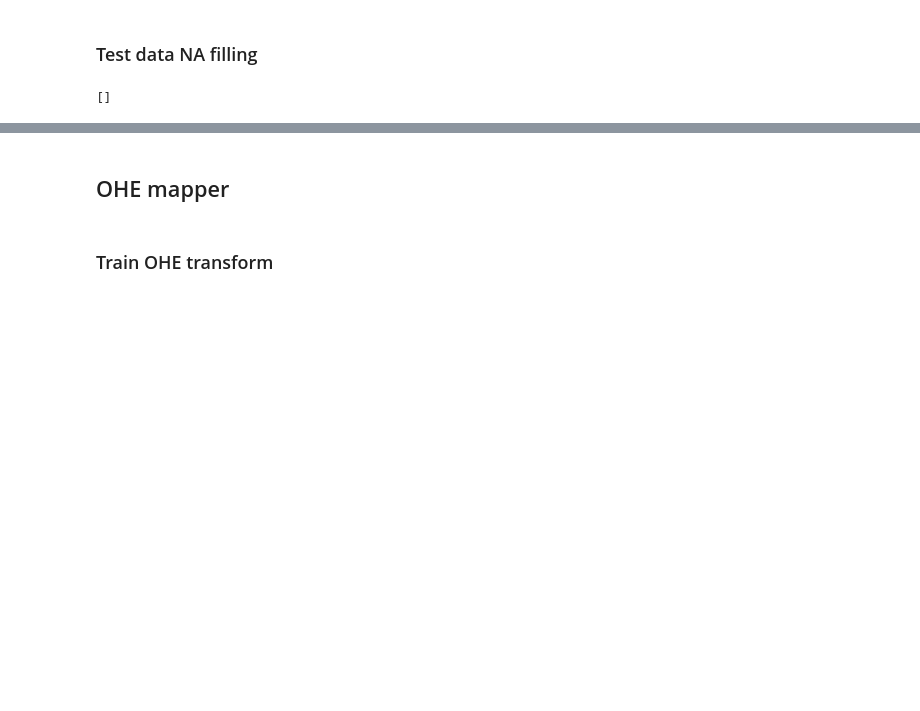
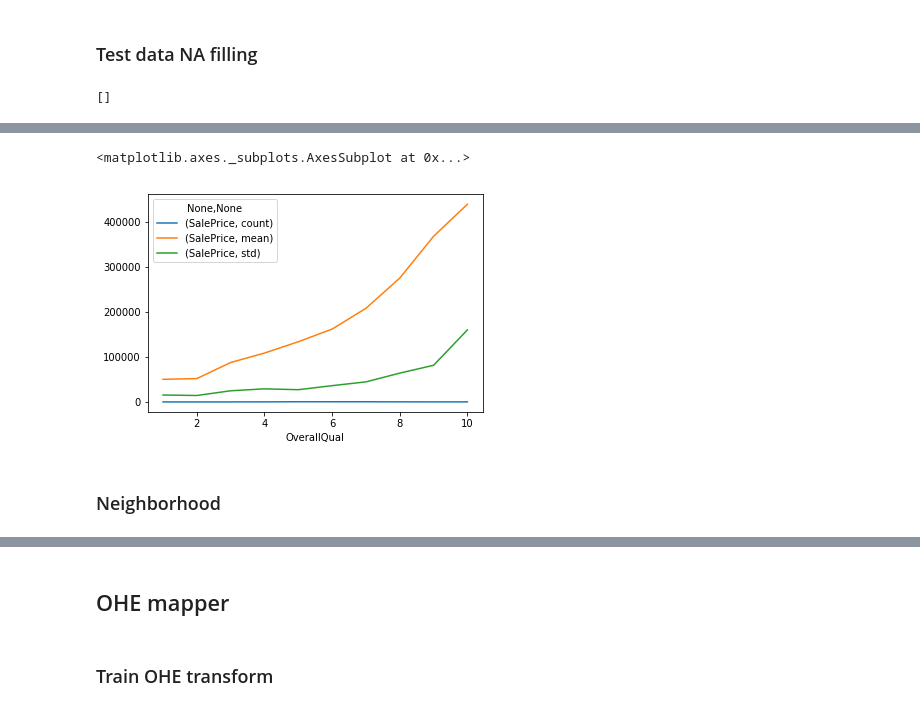
Before and after one commit to oddcard2/education, a Jupyter notebook: kaggle/house-prices-advanced-regression-techniques/KaggleHousingRegression.ipynb, the cells around one changed output, grey strips where cells are left out. Drawn from its saved outputs; the diff is of its cells as text; code cells hidden in the pictures; blank space fills up the shorter version.

```diff
--- a/kaggle/house-prices-advanced-regression-techniques/KaggleHousingRegression.ipynb
+++ b/kaggle/house-prices-advanced-regression-techniques/KaggleHousingRegression.ipynb
@@ -235,0 +300,7 @@ housing_test_wo_na_df.columns[housing_test_wo_na_df.isna().any()].tolist()
+# %%
+stat.plot()
+# %% [output]
+<matplotlib.axes._subplots.AxesSubplot at 0x...>
+[figure, added]
+# %% [markdown]
+### Neighborhood
```
Also changed, not shown: parts of 135 cells of this notebook, 1 other file.
